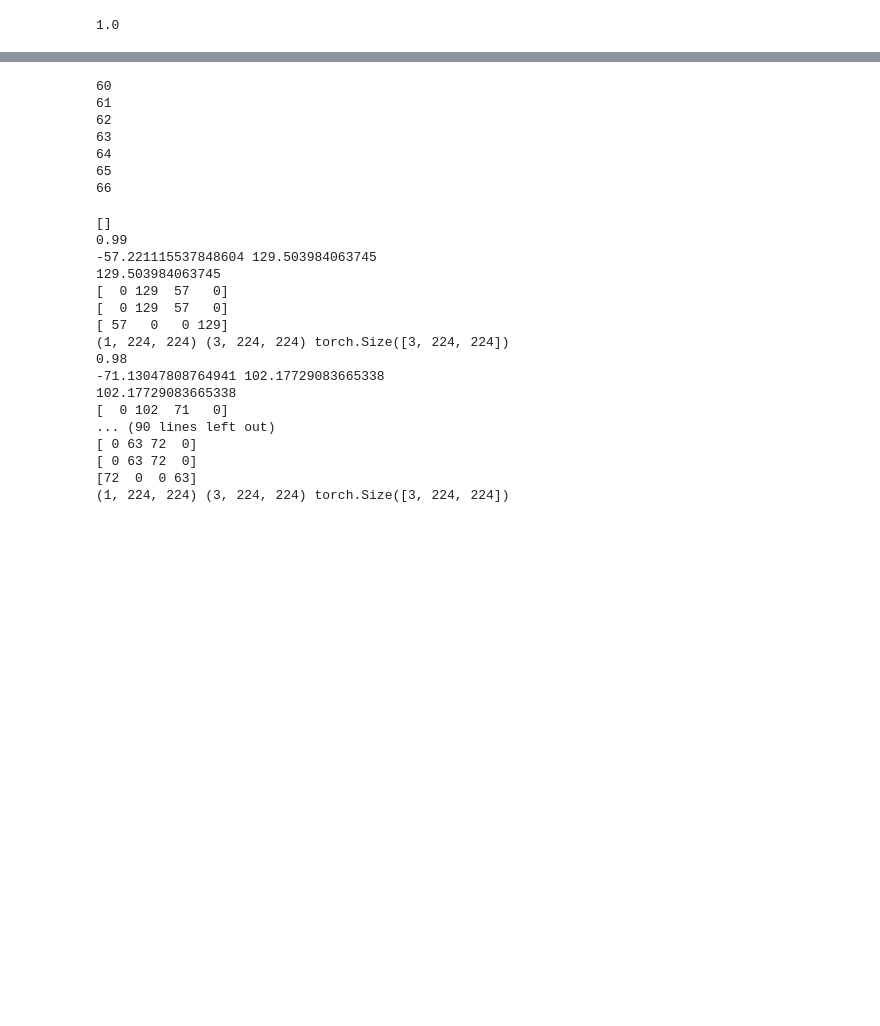
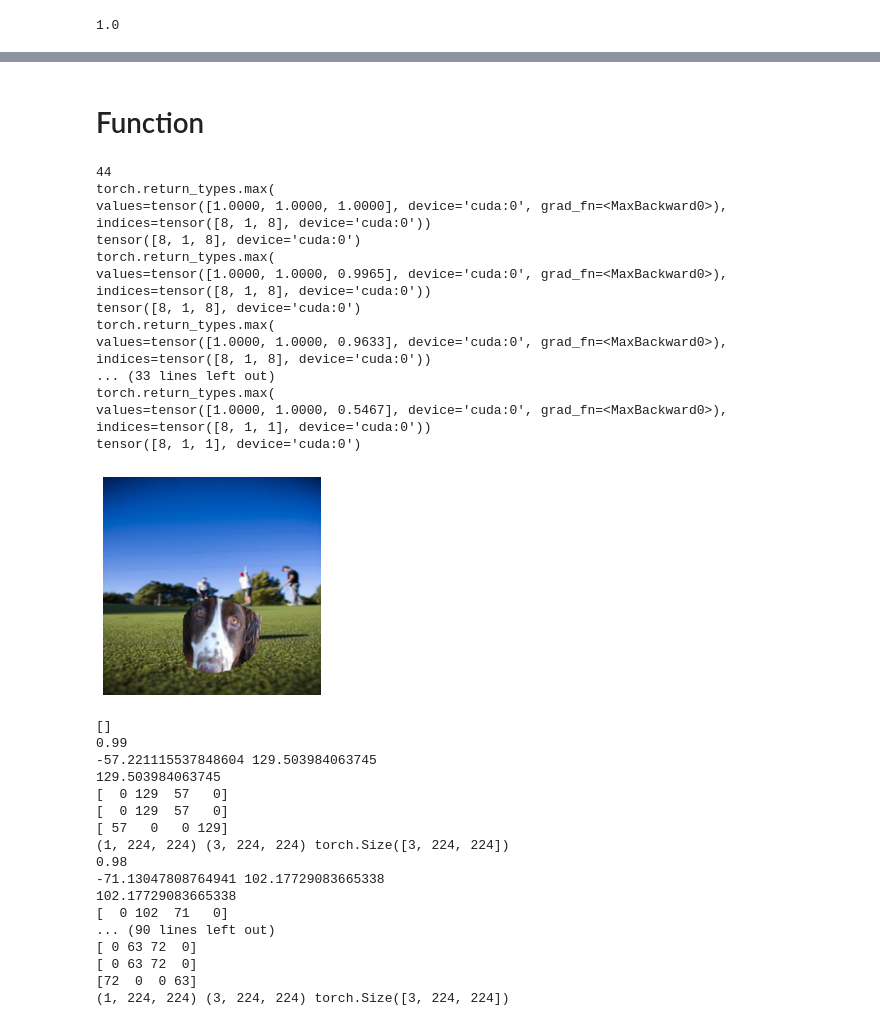
Before and after one commit to FlorianMerkle/Human-Perception-Aware-Adversarial-Examples, a Jupyter notebook: invariance-based-aas.ipynb, the cells around one changed output, grey strips where cells are left out. Drawn from its saved outputs; the diff is of its cells as text; code cells hidden in the pictures; blank space fills up the shorter version.

```diff
--- a/invariance-based-aas.ipynb
+++ b/invariance-based-aas.ipynb
@@ -64,3 +59,14 @@ Successfully installed grad-cam-1.3.6 opencv-python-4.5.4.60 ttach-0.0.3
 # %%
 from pytorch_grad_cam import GradCAM, ScoreCAM, GradCAMPlusPlus, AblationCAM, XGradCAM, EigenCAM
 from pytorch_grad_cam.utils.image import show_cam_on_image
+
+i=0
+
+target_layers = [list(model.modules())[-9]]
+cam = GradCAM(model=model, target_layers=target_layers, use_cuda=True)
+img = img_batch[i].detach().cpu()
+hm = cam(input_tensor=img_batch[i:i+1])
+
+
+plt.imshow(img_batch[i].detach().cpu().permute(1,2,0))
+plt.imshow(hm.transpose(1,2,0), cmap='jet', alpha=0.4)
@@ -70,3 +75,0 @@ cam = GradCAM(model=model, target_layers=target_layers, use_cuda=True)
-# %%
-img = img_batch[0].detach().cpu()
-hm = cam(input_tensor=img_batch[:1])
@@ -156,2 +180,0 @@ tensor([1], device='cuda:0')
-# %%
-a = np.array([[[2,2],[2,2]]]);a
@@ -168,3 +185,5 @@ array([[[2, 2, 0, 0],
+# %% [markdown]
+# Function
 # %%
 def create_invariance_based_adversarial_example(base_image, attack_image, initial_ratio):
     '''
@@ -218,32 +241,45 @@ def create_invariance_based_adversarial_example(base_image, attack_image, initia
     #print('*****--------*******')
     return best_adv, preds, (attack_hm, hm)
 # %%
-for i in range(60,100):
+for i in range(44,45):
     base_image = img_batch[i].cpu()
     #fix, axes = plt.subplots(20,5, figsize=(20,200))
     Path('./inv-based-advs/base-'+str(i)).mkdir(parents=True, exist_ok=True)
     print(i)
-    for j,ax in enumerate(axes.flatten()):
+    #for j,ax in enumerate(axes.flatten()):
+    for j in range(1):
         attack_image = img_batch[j].cpu()
         preds = model(torch.stack((base_image,attack_image)).to(device)).argmax(-1)
-
+        plt.axis('off')
         if preds[0] != preds[1]:
             adv, preds, (attack_hm, base_hm) = create_invariance_based_adversarial_example(base_image, attack_image, .85)
             #ax.imshow(adv)
             #ax.set_title('Prediction: '+str(preds[2].item()))
             plt.imshow(adv)
         else:
             #ax.imshow(attack_image.permute(1,2,0))
             plt.imshow(attack_image.permute(1,2,0))
+
         plt.savefig('./inv-based-advs/base-'+str(i)+'/attack-'+str(j))
 # %% [output]
-60
-61
-62
-63
-64
-65
-66
+44
+torch.return_types.max(
+values=tensor([1.0000, 1.0000, 1.0000], device='cuda:0', grad_fn=<MaxBackward0>),
+indices=tensor([8, 1, 8], device='cuda:0'))
+tensor([8, 1, 8], device='cuda:0')
+torch.return_types.max(
+values=tensor([1.0000, 1.0000, 0.9965], device='cuda:0', grad_fn=<MaxBackward0>),
+indices=tensor([8, 1, 8], device='cuda:0'))
+tensor([8, 1, 8], device='cuda:0')
+torch.return_types.max(
+values=tensor([1.0000, 1.0000, 0.9633], device='cuda:0', grad_fn=<MaxBackward0>),
+indices=tensor([8, 1, 8], device='cuda:0'))
+... (33 lines left out)
+torch.return_types.max(
+values=tensor([1.0000, 1.0000, 0.5467], device='cuda:0', grad_fn=<MaxBackward0>),
+indices=tensor([8, 1, 1], device='cuda:0'))
+tensor([8, 1, 1], device='cuda:0')
+[figure, added]
 # %%
 base_image = img_batch[0].cpu()
 attack_image = img_batch[14].cpu()
```
Also changed, not shown: parts of 48 cells of this notebook, 10 other files.
